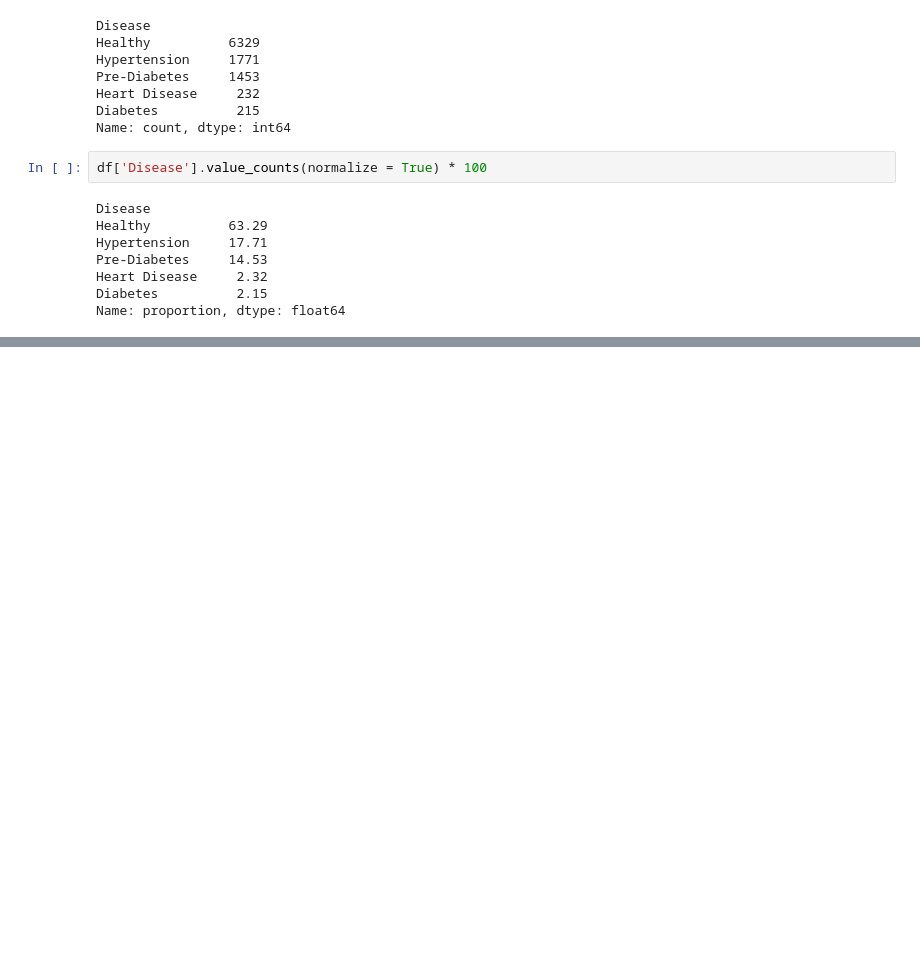
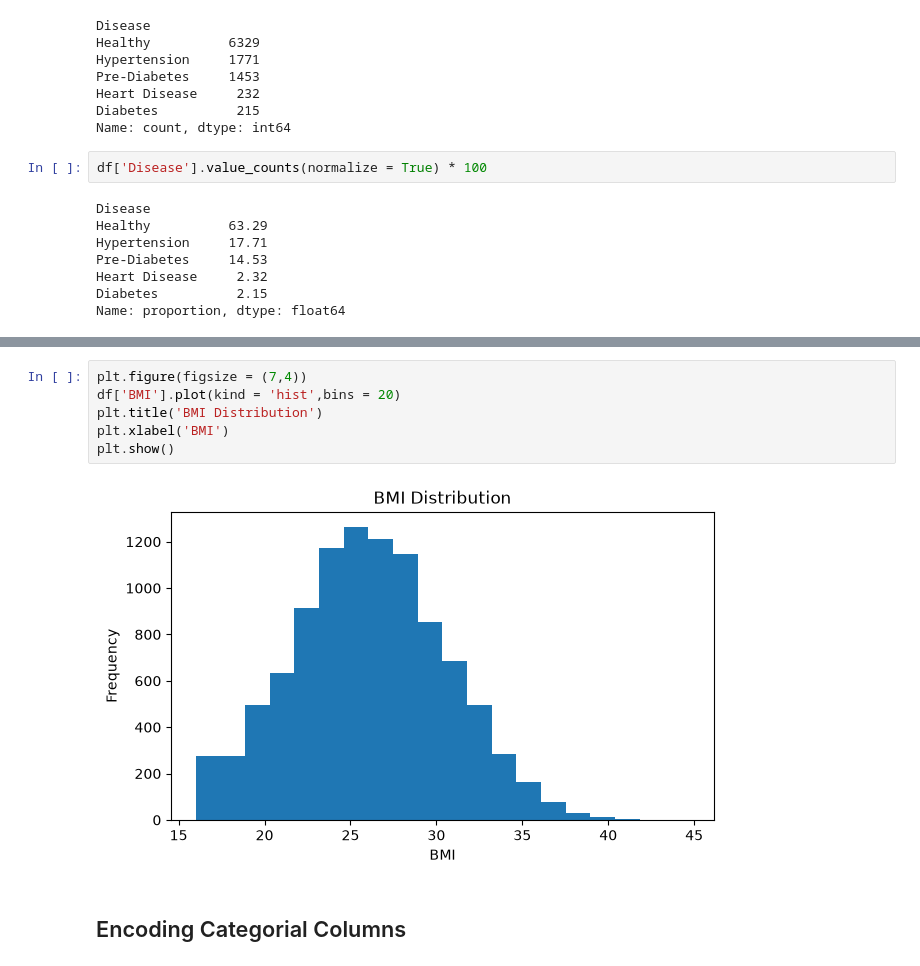
Before and after one commit to khusmeetkhaur-cloud/medical-diesesase-prediction, a Jupyter notebook: medical.ipynb, the cells around one changed output, grey strips where cells are left out. Cells and saved outputs as stored; diff of their text form; blank space fills up the shorter version.

```diff
--- a/medical.ipynb
+++ b/medical.ipynb
@@ -85,0 +106,10 @@ Name: proportion, dtype: float64
+# %%
+plt.figure(figsize = (7,4))
+df['BMI'].plot(kind = 'hist',bins = 20)
+plt.title('BMI Distribution')
+plt.xlabel('BMI')
+plt.show()
+# %% [output]
+[figure, added]
+# %% [markdown]
+## Encoding Categorial Columns
```
Also changed, not shown: parts of 8 cells of this notebook.
